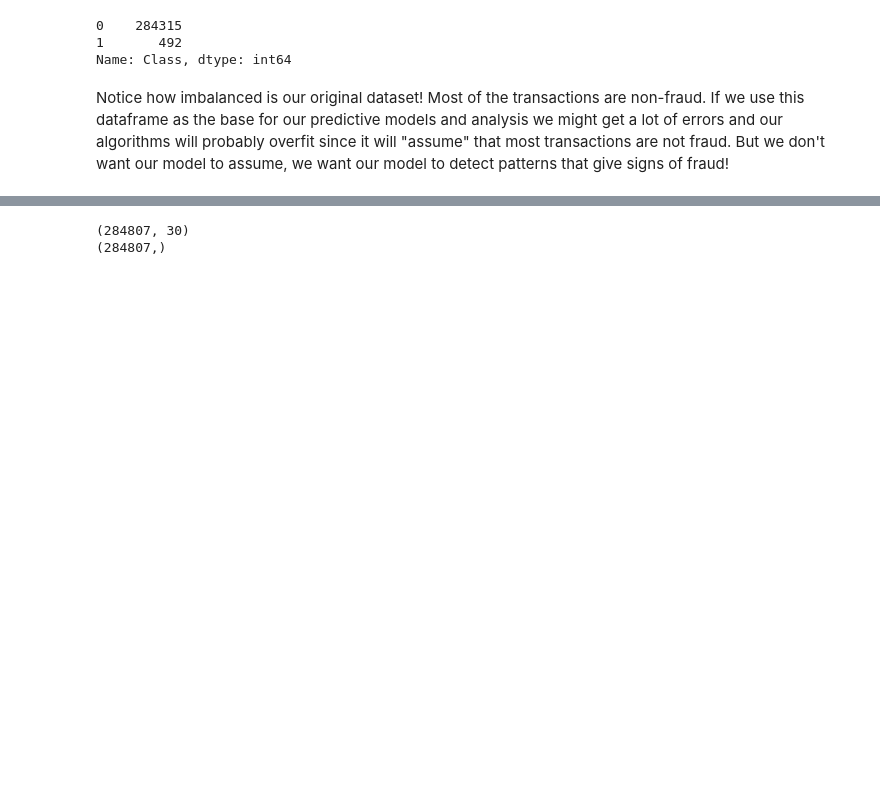
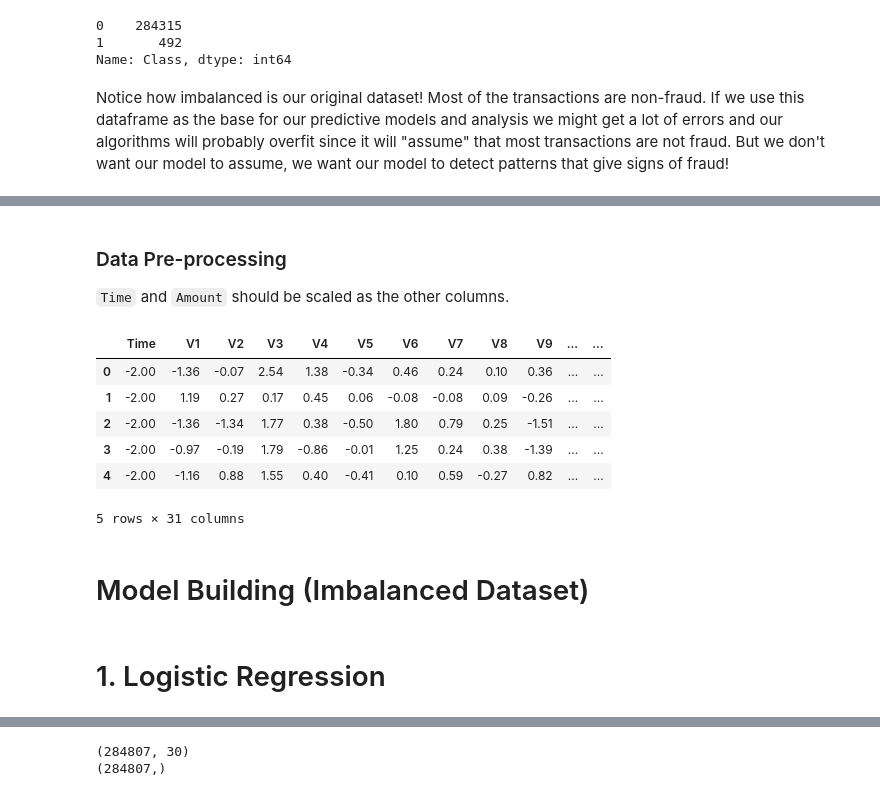
Before and after one commit to fares-ds/Credit-Card-Fraud-Detection, a Jupyter notebook: Credit_card_fraud_detection.ipynb, the cells around one changed output, grey strips where cells are left out. Cells and saved outputs as stored; diff of their text form; code cells hidden in the pictures; blank space fills up the shorter version.

```diff
--- a/Credit_card_fraud_detection.ipynb
+++ b/Credit_card_fraud_detection.ipynb
@@ -256,0 +213,20 @@ weighted avg       1.00      1.00      1.00     56962
+# %% [markdown]
+### Data Pre-processing
+
+`Time` and `Amount` should be scaled as the other columns.
+# %%
+from sklearn.preprocessing import StandardScaler
+
+scalar = StandardScaler()
+data["Amount"] = scalar.fit_transform(data["Amount"].values.reshape(-1, 1))
+data["Time"] = scalar.fit_transform(data["Time"].values.reshape(-1, 1))
+# %%
+data.head()
+# %% [output]
+|  | Time | V1 | V2 | V3 | V4 | V5 | V6 | V7 | V8 | V9 | ... | ... |
+| 0 | -2.00 | -1.36 | -0.07 | 2.54 | 1.38 | -0.34 | 0.46 | 0.24 | 0.10 | 0.36 | ... | ... |
+| 1 | -2.00 | 1.19 | 0.27 | 0.17 | 0.45 | 0.06 | -0.08 | -0.08 | 0.09 | -0.26 | ... | ... |
+| 2 | -2.00 | -1.36 | -1.34 | 1.77 | 0.38 | -0.50 | 1.80 | 0.79 | 0.25 | -1.51 | ... | ... |
+| 3 | -2.00 | -0.97 | -0.19 | 1.79 | -0.86 | -0.01 | 1.25 | 0.24 | 0.38 | -1.39 | ... | ... |
+| 4 | -2.00 | -1.16 | 0.88 | 1.55 | 0.40 | -0.41 | 0.10 | 0.59 | -0.27 | 0.82 | ... | ... |
+5 rows × 31 columns
@@ -256,0 +265,4 @@ weighted avg       1.00      1.00      1.00     56962
+# %% [markdown]
+# Model Building (Imbalanced Dataset)
+# %% [markdown]
+# 1. Logistic Regression
```
Also changed, not shown: parts of 77 cells of this notebook.
